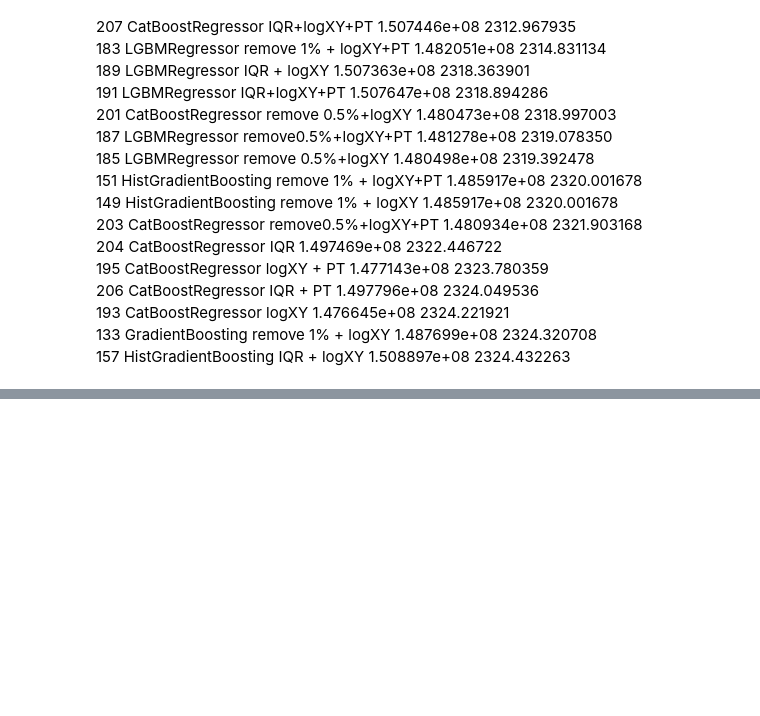
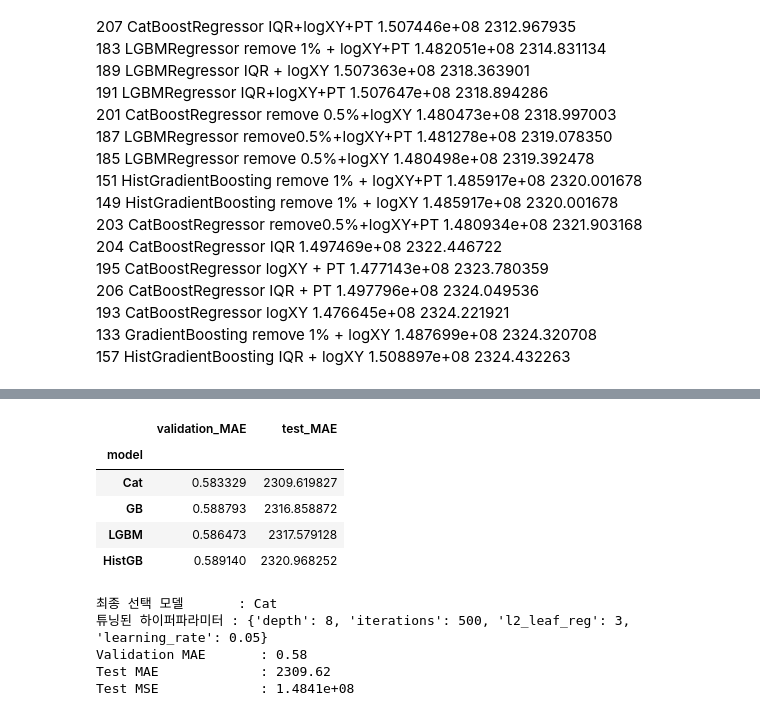
Before and after one commit to froggy-hyun/online_news_popularity_prediction, a Jupyter notebook: mycode.ipynb, the cells around one changed output, grey strips where cells are left out. Saved outputs shown, nothing was run; the diff lists cells and outputs as text; code cells hidden in the pictures; blank space fills up the shorter version.

Commit message:
2309: 전처리 + catboost + {'depth': 8, 'iterations': 500, 'l2_leaf_reg': 3, 'learning_rate': 0.05}

```diff
--- a/mycode.ipynb
+++ b/mycode.ipynb
@@ -387,0 +537,44 @@ Passing `palette` without assigning `hue` is deprecated and will be removed in v
+# %%
+df_scores
+# %% [output]
+|  | validation_MAE | test_MAE |
+| model |  |  |
+| Cat | 0.583329 | 2309.619827 |
+| GB | 0.588793 | 2316.858872 |
+| LGBM | 0.586473 | 2317.579128 |
+| HistGB | 0.589140 | 2320.968252 |
+# %%
+# 'search_space' 키(short name)와 'param_grids' 키(full name) 매핑
+short_to_full = {
+    'Cat': 'CatBoost',
+    'LGBM': 'LGBM',
+    'HistGB': 'HistGB',
+    'GB': 'GB'
+}
+
+# 1) 테스트 MAE 최저 모델 이름
+best_model_name = df_scores['test_MAE'].idxmin()
+best_model = best_estimators[best_model_name]
+
+# 2) 해당 모델의 하이퍼파라미터 중 그리드에서 검색한 항목만 추출
+full_name = short_to_full[best_model_name]
+grid_keys = set(param_grids[full_name].keys())
+best_params = best_model.get_params()
+tuned_params = {k: v for k, v in best_params.items() if k in grid_keys}
+
+# 3) 최종 모델 성능 지표
+best_metrics = df_scores.loc[best_model_name]
+y_pred_test = np.expm1(best_model.predict(X_test_proc))
+test_mse = mean_squared_error(y_test, y_pred_test)
+
+print(f"최종 선택 모델       : {best_model_name}")
+print(f"튜닝된 하이퍼파라미터 : {tuned_params}")
+print(f"Validation MAE       : {best_metrics['validation_MAE']:.2f}")
+print(f"Test MAE             : {best_metrics['test_MAE']:.2f}")
+print(f"Test MSE             : {test_mse:.4e}")
+# %% [output]
+최종 선택 모델       : Cat
+튜닝된 하이퍼파라미터 : {'depth': 8, 'iterations': 500, 'l2_leaf_reg': 3, 'learning_rate': 0.05}
+Validation MAE       : 0.58
+Test MAE             : 2309.62
+Test MSE             : 1.4841e+08
```
Also changed, not shown: parts of 8 cells of this notebook.
